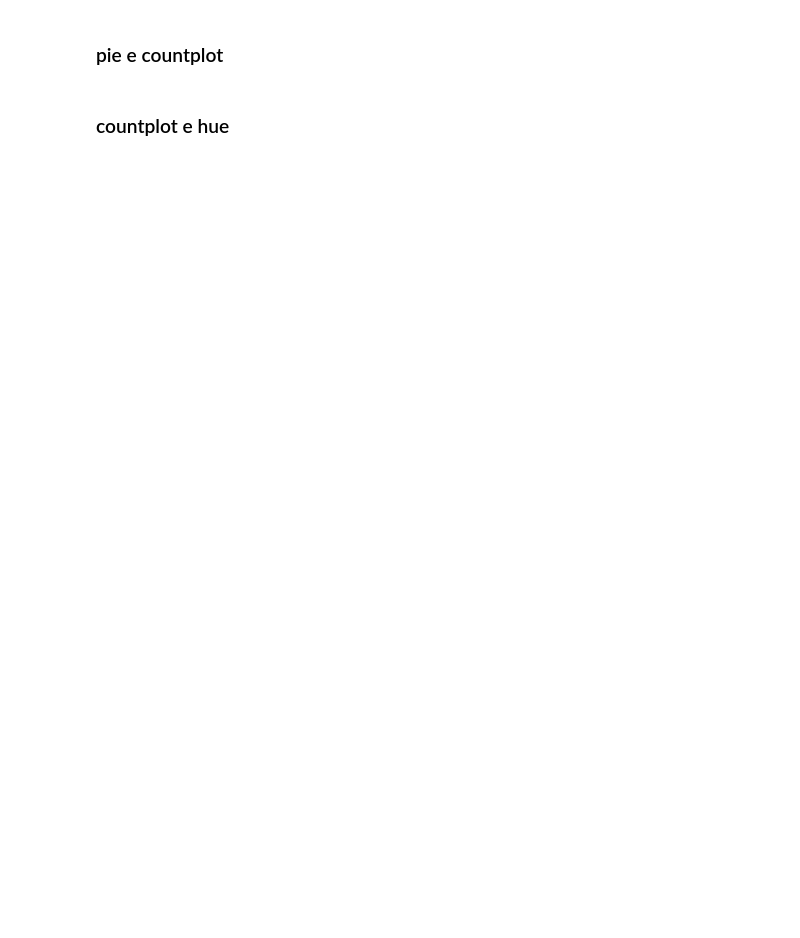
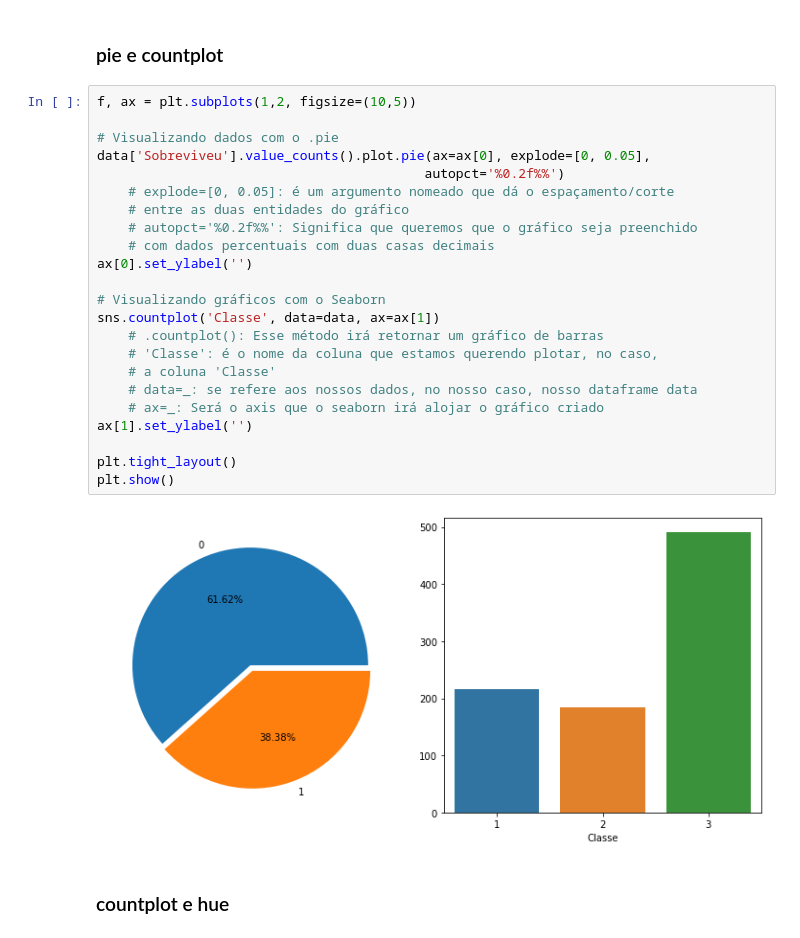
Before and after one commit to leonhardc/Data-Science-e-Machine-Learning-com-Estat-stica-e-Python, a Jupyter notebook: Recursos/05 - Visualizacao de Dados/Visualização de Dados - Vazio.ipynb, the cells around one changed output. Drawn from its saved outputs; the diff is of its cells as text; blank space fills up the shorter version.

```diff
--- a/Recursos/05 - Visualizacao de Dados/Visualização de Dados - Vazio.ipynb
+++ b/Recursos/05 - Visualizacao de Dados/Visualização de Dados - Vazio.ipynb
@@ -141,4 +176,29 @@ ax[0].hist(data['Idade'].dropna())
 # %% [markdown]
 ### pie e countplot
+# %%
+f, ax = plt.subplots(1,2, figsize=(10,5))
+
+# Visualizando dados com o .pie
+data['Sobreviveu'].value_counts().plot.pie(ax=ax[0], explode=[0, 0.05],
+                                          autopct='%0.2f%%')
+    # explode=[0, 0.05]: é um argumento nomeado que dá o espaçamento/corte
+    # entre as duas entidades do gráfico
+    # autopct='%0.2f%%': Significa que queremos que o gráfico seja preenchido
+    # com dados percentuais com duas casas decimais
+ax[0].set_ylabel('')
+
+# Visualizando gráficos com o Seaborn
+sns.countplot('Classe', data=data, ax=ax[1])
+    # .countplot(): Esse método irá retornar um gráfico de barras
+    # 'Classe': é o nome da coluna que estamos querendo plotar, no caso,
+    # a coluna 'Classe'
+    # data=_: se refere aos nossos dados, no nosso caso, nosso dataframe data
+    # ax=_: Será o axis que o seaborn irá alojar o gráfico criado
+ax[1].set_ylabel('')
+
+plt.tight_layout()
+plt.show()
+# %% [output]
+[figure, added]
 # %% [markdown]
 ### countplot  e hue
```
Also changed, not shown: parts of 7 cells of this notebook.
